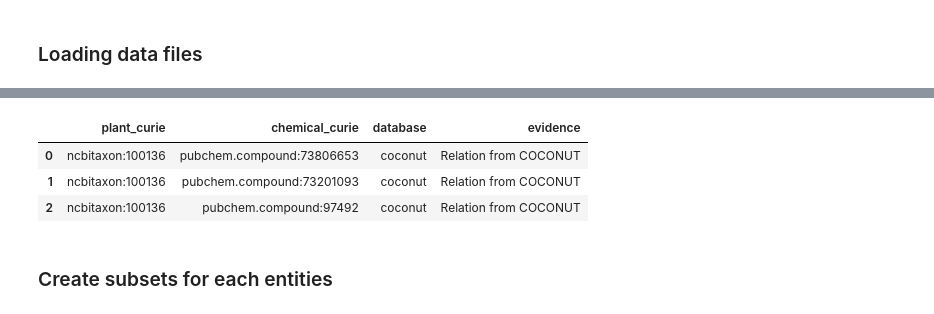
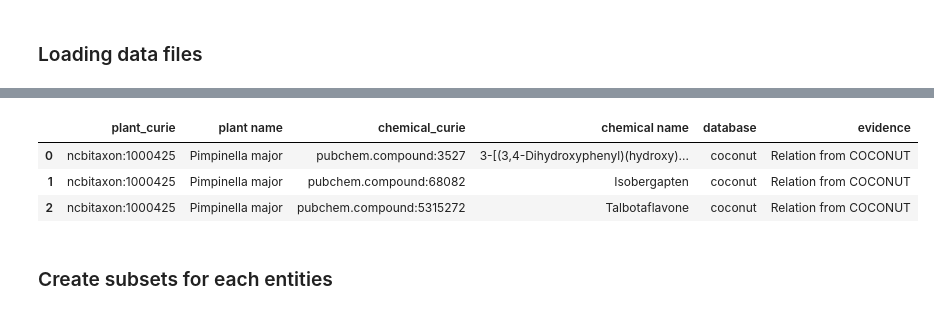
Before and after one commit to enveda/ethnobotany, a Jupyter notebook: notebooks/1_figure_1_data_processing.ipynb, the cells around one changed output, grey strips where cells are left out. Saved outputs shown, nothing was run; the diff lists cells and outputs as text; code cells hidden in the pictures.

```diff
--- a/notebooks/1_figure_1_data_processing.ipynb
+++ b/notebooks/1_figure_1_data_processing.ipynb
@@ -38,13 +38,13 @@ plant_disease_data.head(3)
 # %%
 plant_chemical_data = pd.read_csv(
-    f'{DATA_DIR}/processed/plant-chemical/plant_chemical_harmonized_filtered_associations.tsv', sep='\t'
+    f'{DATA_DIR}/processed/plant_chemical_associations.tsv', sep='\t'
 )
 plant_chemical_data.head(3)
 # %% [output]
-|  | plant_curie | chemical_curie | database | evidence |
-| 0 | ncbitaxon:100136 | pubchem.compound:73806653 | coconut | Relation from COCONUT |
-| 1 | ncbitaxon:100136 | pubchem.compound:73201093 | coconut | Relation from COCONUT |
-| 2 | ncbitaxon:100136 | pubchem.compound:97492 | coconut | Relation from COCONUT |
+|  | plant_curie | plant name | chemical_curie | chemical name | database | evidence |
+| 0 | ncbitaxon:1000425 | Pimpinella major | pubchem.compound:3527 | 3-[(3,4-Dihydroxyphenyl)(hydroxy)... | coconut | Relation from COCONUT |
+| 1 | ncbitaxon:1000425 | Pimpinella major | pubchem.compound:68082 | Isobergapten | coconut | Relation from COCONUT |
+| 2 | ncbitaxon:1000425 | Pimpinella major | pubchem.compound:5315272 | Talbotaflavone | coconut | Relation from COCONUT |
 # %% [markdown]
 ### Create subsets for each entities
 # %%
```
Also changed, not shown: parts of 9 cells of this notebook.
